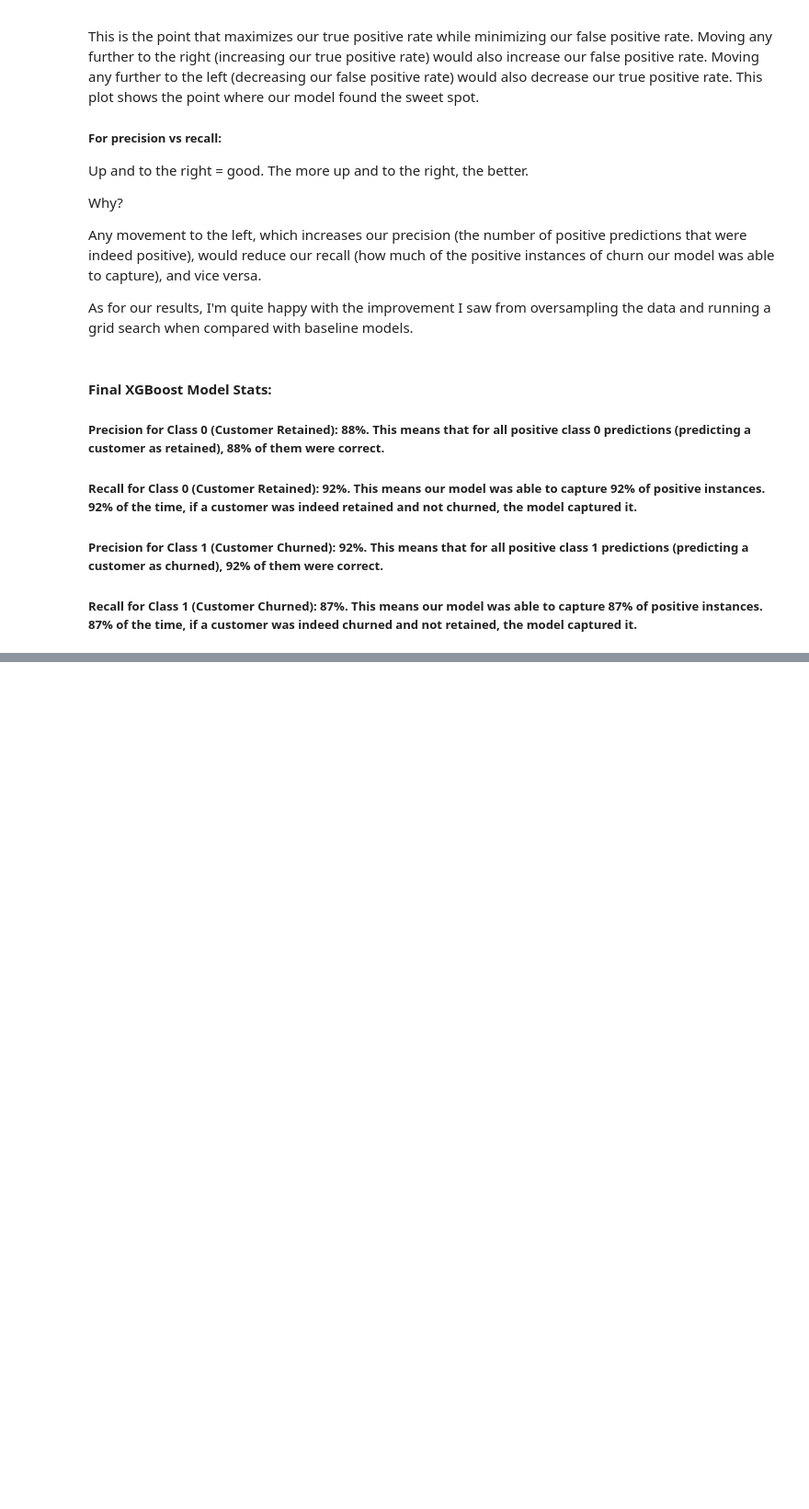
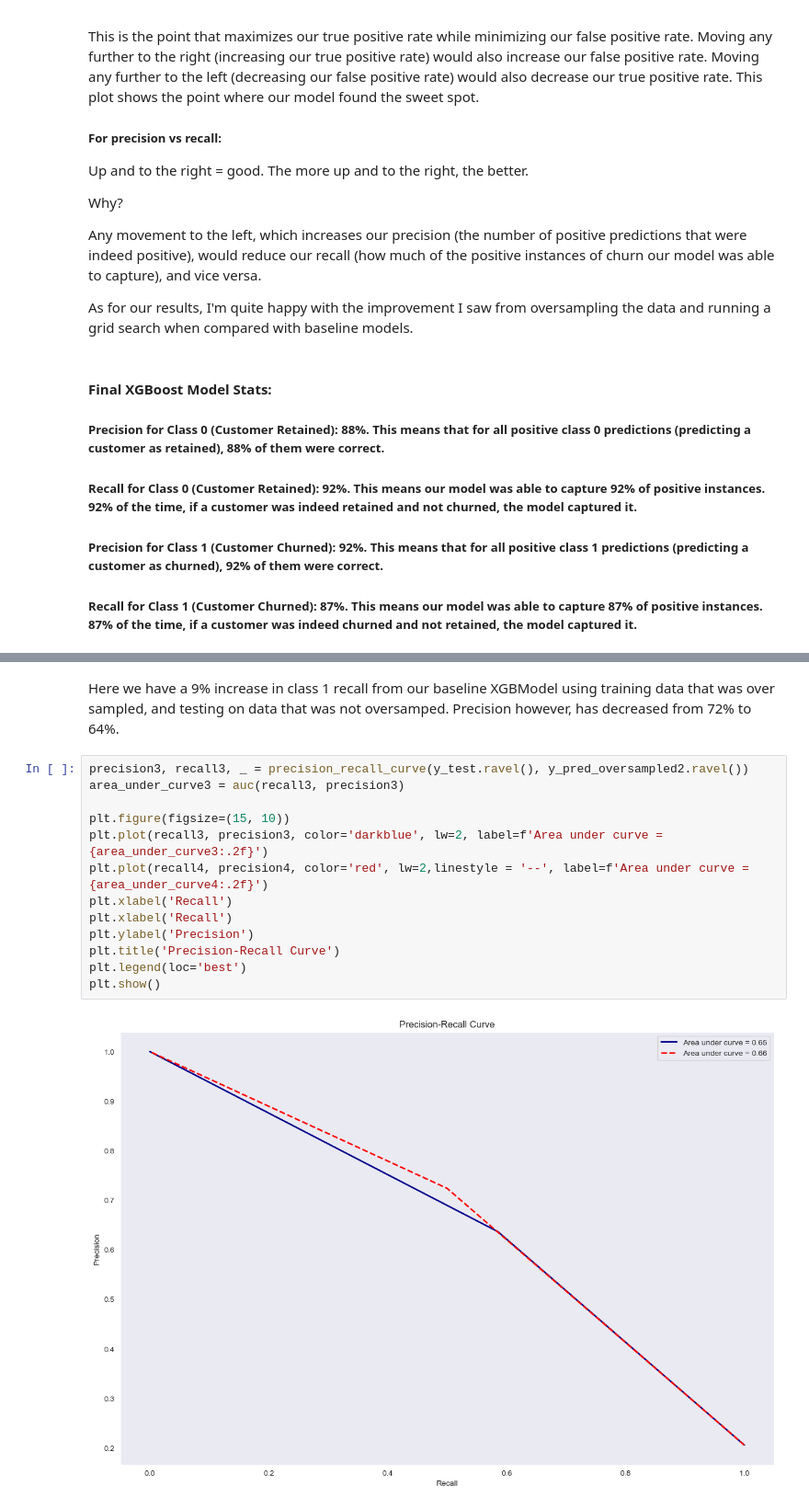
Before and after one commit to Brody-Hill/CapstoneThree, a Jupyter notebook: Notebooks/Pre Processing and Modeling.ipynb, the cells around one changed output, grey strips where cells are left out. Shown: that part at 92% size. Cells and saved outputs as stored; diff of their text form; blank space fills up the shorter version.

```diff
--- a/Notebooks/Pre Processing and Modeling.ipynb
+++ b/Notebooks/Pre Processing and Modeling.ipynb
@@ -529,0 +568,17 @@ As for our results, I'm quite happy with the improvement I saw from oversampling
+# %% [markdown]
+Here we have a 9% increase in class 1 recall from our baseline XGBModel using training data that was over sampled, and testing on data that was not oversamped. Precision however, has decreased from 72% to 64%.
+# %%
+precision3, recall3, _ = precision_recall_curve(y_test.ravel(), y_pred_oversampled2.ravel())
+area_under_curve3 = auc(recall3, precision3)
+
+plt.figure(figsize=(15, 10))
+plt.plot(recall3, precision3, color='darkblue', lw=2, label=f'Area under curve = {area_under_curve3:.2f}')
+plt.plot(recall4, precision4, color='red', lw=2,linestyle = '--', label=f'Area under curve = {area_under_curve4:.2f}')
+plt.xlabel('Recall')
+plt.xlabel('Recall')
+plt.ylabel('Precision')
+plt.title('Precision-Recall Curve')
+plt.legend(loc='best')
+plt.show()
+# %% [output]
+[figure, added]
```
Also changed, not shown: parts of 27 cells of this notebook.
